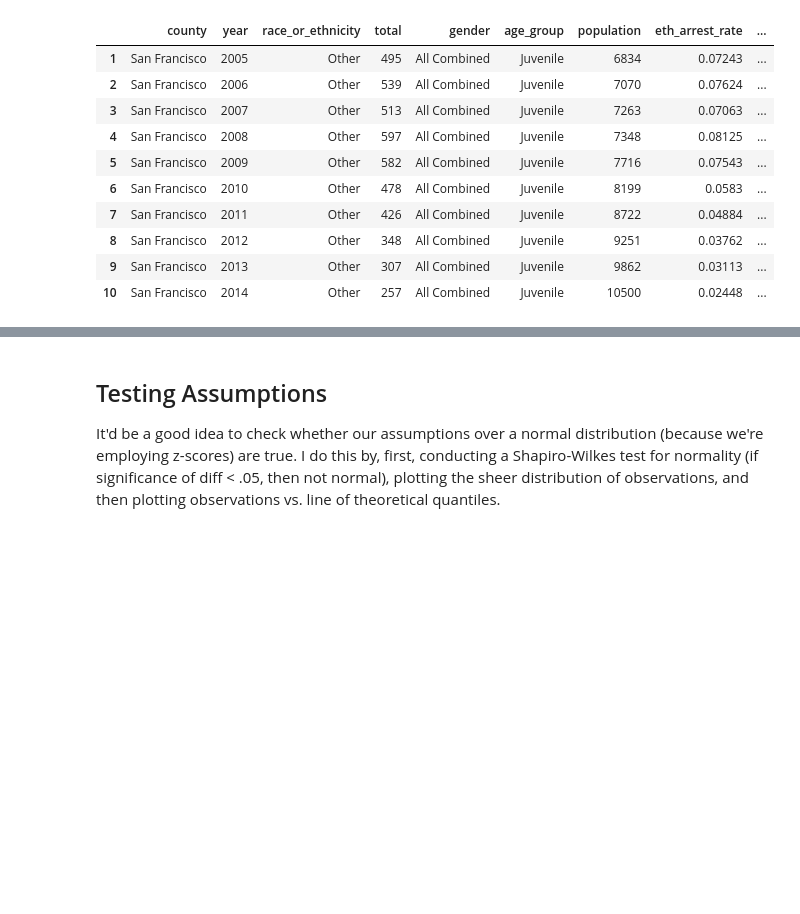
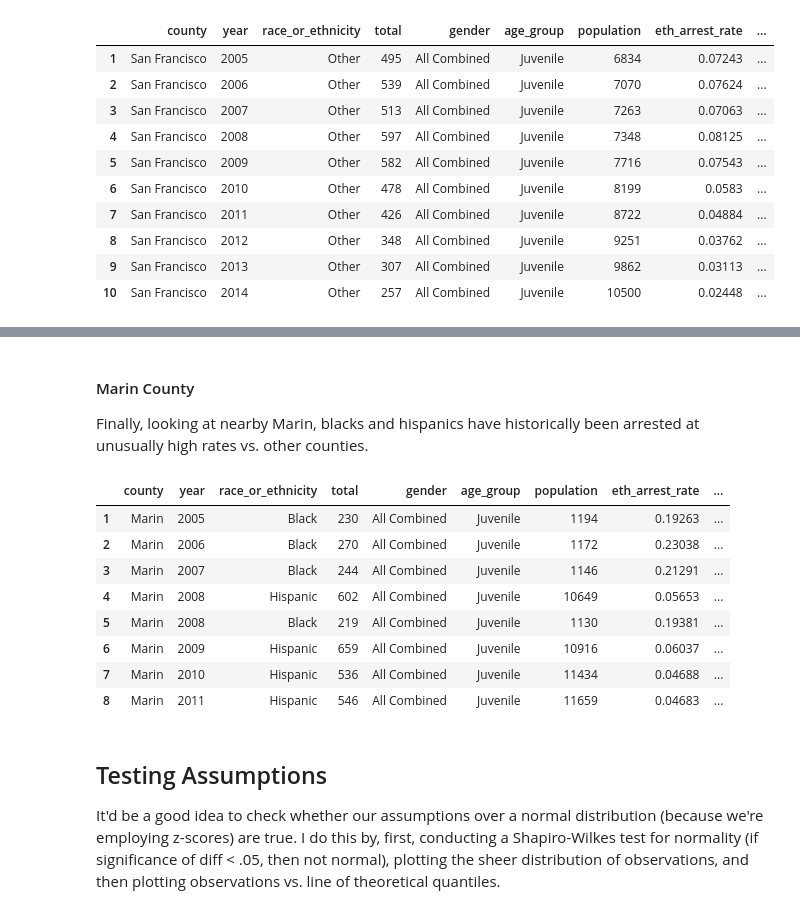
Before and after one commit to sjesupaul/CA_DOJ_OpenJustice, a Jupyter notebook: ethnic_enforcement_outliers.ipynb, the cells around one changed output, grey strips where cells are left out. Cells and saved outputs as stored; diff of their text form; code cells hidden in the pictures; blank space fills up the shorter version.

```diff
--- a/ethnic_enforcement_outliers.ipynb
+++ b/ethnic_enforcement_outliers.ipynb
@@ -410,3 +409,19 @@ dat_stats[dat_stats$z_score >= 2 & dat_stats$county %in% "San Francisco",]
+# %% [markdown]
+#### Marin County
+Finally, looking at nearby Marin, blacks and hispanics have historically been arrested at unusually high rates vs. other counties.
+# %%
+## Isolate Marin cases to see if there's a pattern.
+dat_stats[dat_stats$z_score >= 3 & dat_stats$county %in% "Marin",]
+# %% [output]
+|  | county | year | race_or_ethnicity | total | gender | age_group | population | eth_arrest_rate | ... |
+| 1 | Marin | 2005 | Black | 230 | All Combined | Juvenile | 1194 | 0.19263 | ... |
+| 2 | Marin | 2006 | Black | 270 | All Combined | Juvenile | 1172 | 0.23038 | ... |
+| 3 | Marin | 2007 | Black | 244 | All Combined | Juvenile | 1146 | 0.21291 | ... |
+| 4 | Marin | 2008 | Hispanic | 602 | All Combined | Juvenile | 10649 | 0.05653 | ... |
+| 5 | Marin | 2008 | Black | 219 | All Combined | Juvenile | 1130 | 0.19381 | ... |
+| 6 | Marin | 2009 | Hispanic | 659 | All Combined | Juvenile | 10916 | 0.06037 | ... |
+| 7 | Marin | 2010 | Hispanic | 536 | All Combined | Juvenile | 11434 | 0.04688 | ... |
+| 8 | Marin | 2011 | Hispanic | 546 | All Combined | Juvenile | 11659 | 0.04683 | ... |
 # %% [markdown]
 ## Testing Assumptions
 
```
Also changed, not shown: parts of 13 cells of this notebook, 1 other file.
